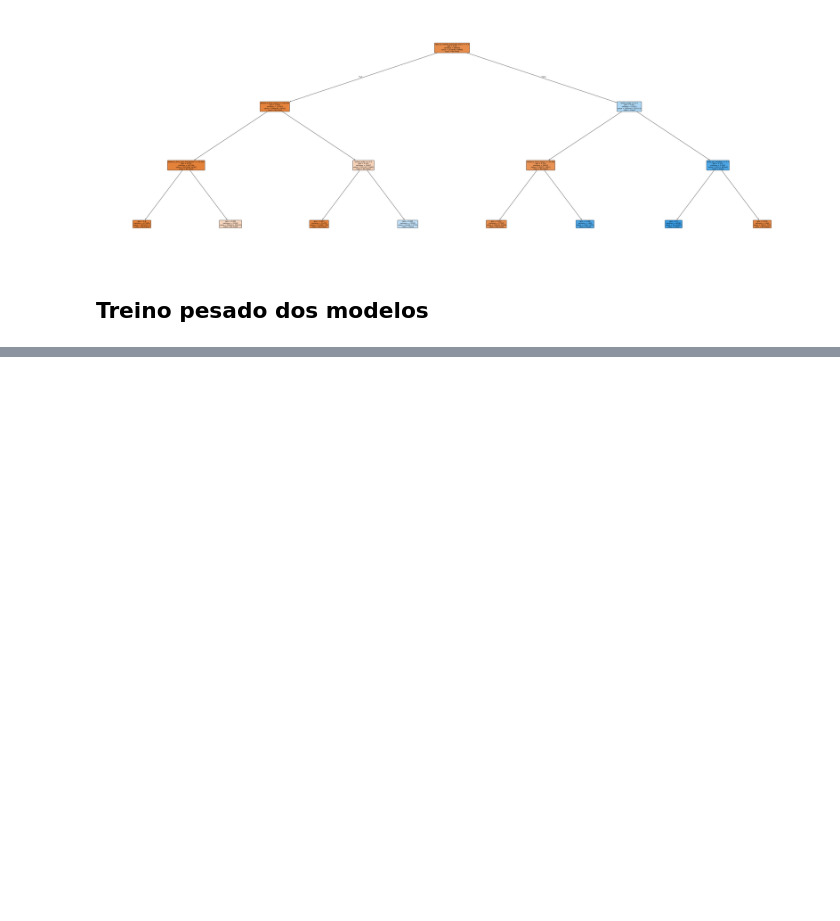
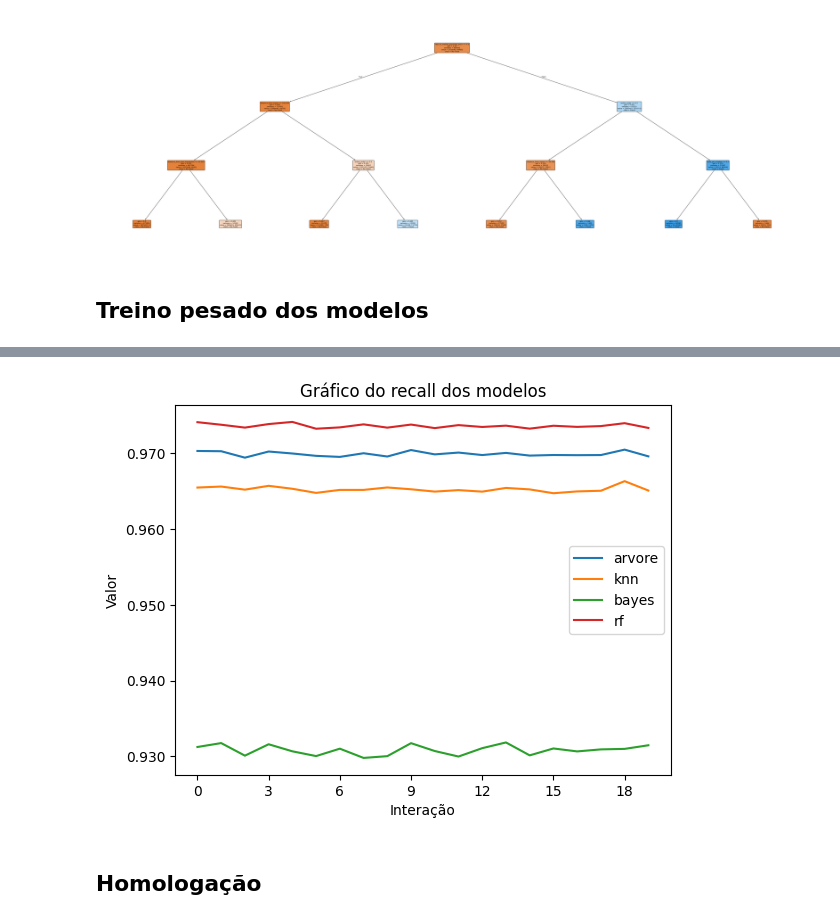
Before and after one commit to Wectornanime/decision-tree-card-transdata, a Jupyter notebook: main.ipynb, the cells around one changed output, grey strips where cells are left out. Drawn from its saved outputs; the diff is of its cells as text; code cells hidden in the pictures; blank space fills up the shorter version.

Commit message:
generate model exported

```diff
--- a/main.ipynb
+++ b/main.ipynb
@@ -466,0 +445,29 @@ plt.show()
+# %%
+# Exibe os valores do recall em gráfico
+
+plt.title('Gráfico do recall dos modelos')
+
+plt.plot(recall_arvore, label='arvore')
+plt.plot(recall_knn, label='knn')
+plt.plot(recall_bayes, label='bayes')
+plt.plot(recall_rf, label='rf')
+
+# Adicionando título e rótulos aos eixos
+plt.xlabel('Interação')
+plt.ylabel('Valor')
+
+# Adicionando a legenda para identificar as linhas
+plt.legend()
+
+# Aqui força o eixo X a mostrar apenas inteiros
+plt.gca().xaxis.set_major_locator(MaxNLocator(integer=True))
+
+# Ajusta os números para 3 casas decimais
+plt.gca().yaxis.set_major_formatter(mtick.FormatStrFormatter('%.3f'))
+
+# Exibindo o gráfico
+plt.show()
+# %% [output]
+[figure, added]
+# %% [markdown]
+## Homologação
```
Also changed, not shown: parts of 24 cells of this notebook, 3 other files.
